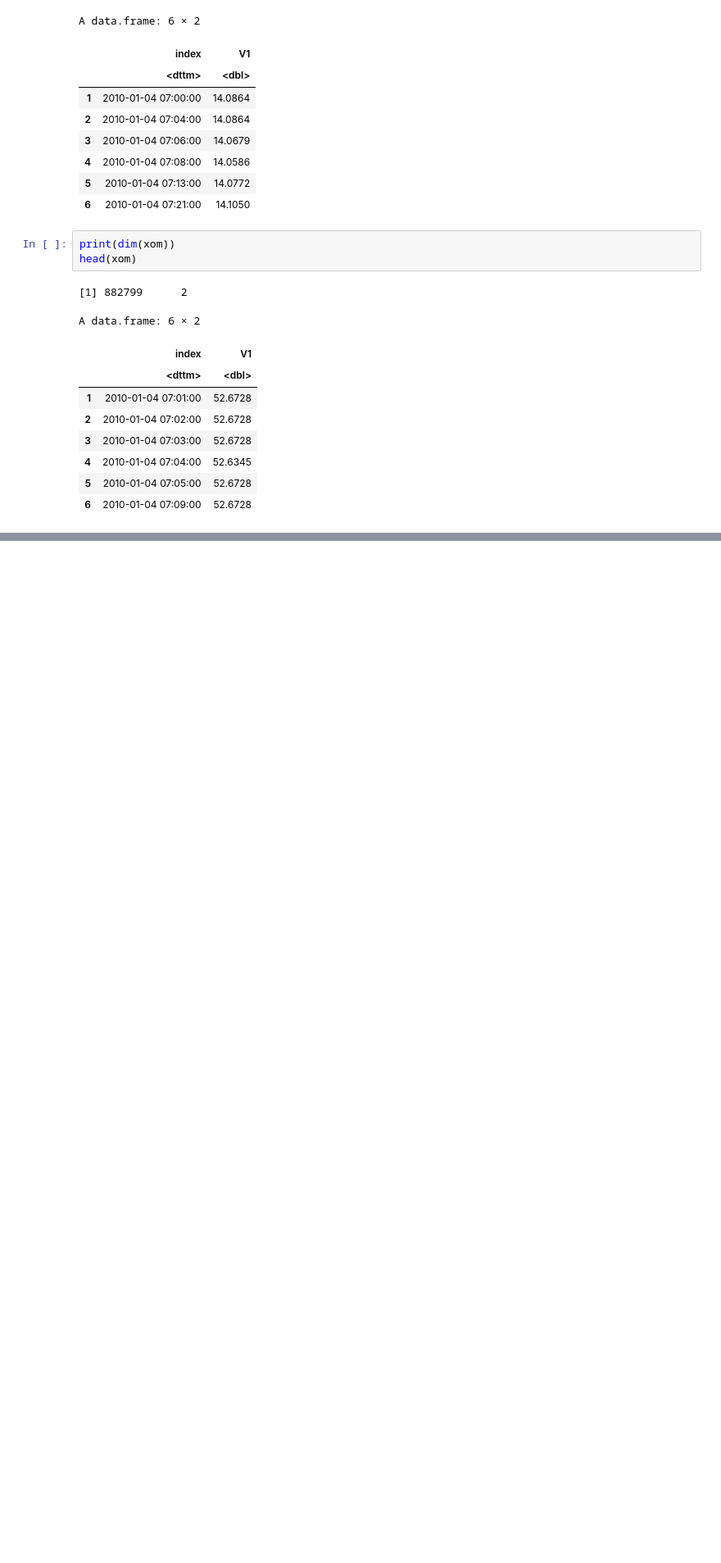
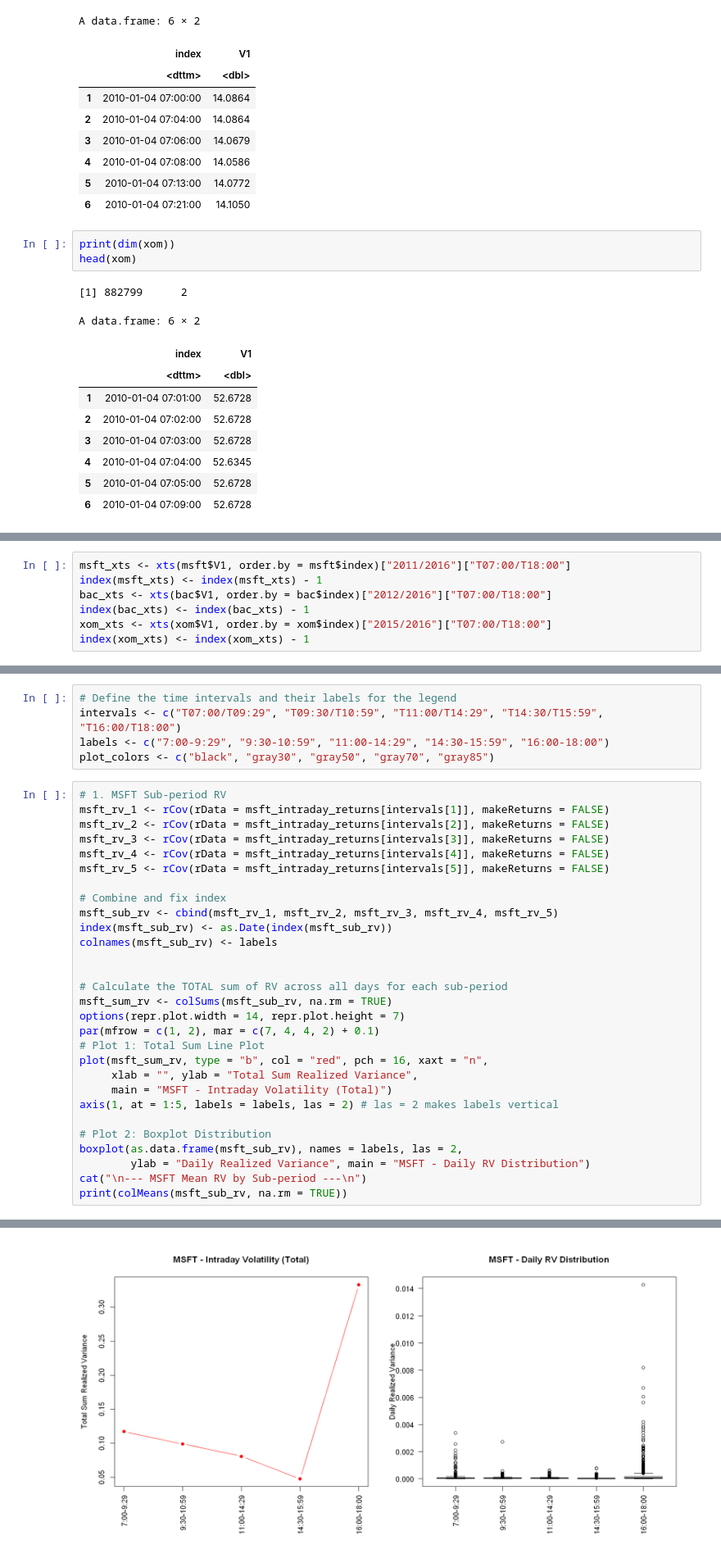
Before and after one commit to ahojdobryden/FiCox, a Jupyter notebook: HA3/HW3.ipynb, the cells around one changed output, grey strips where cells are left out. Shown at 82% size. Cells and saved outputs as stored; diff of their text form; blank space fills up the shorter version.

```diff
--- a/HA3/HW3.ipynb
+++ b/HA3/HW3.ipynb
@@ -892,0 +76,7 @@ Mean Absolute Error (MAE)              : 0.006506
+# %%
+msft_xts <- xts(msft$V1, order.by = msft$index)["2011/2016"]["T07:00/T18:00"]
+index(msft_xts) <- index(msft_xts) - 1
+bac_xts <- xts(bac$V1, order.by = bac$index)["2012/2016"]["T07:00/T18:00"]
+index(bac_xts) <- index(bac_xts) - 1
+xom_xts <- xts(xom$V1, order.by = xom$index)["2015/2016"]["T07:00/T18:00"]
+index(xom_xts) <- index(xom_xts) - 1
@@ -892,0 +150,35 @@ Mean Absolute Error (MAE)              : 0.006506
+# %%
+# Define the time intervals and their labels for the legend
+intervals <- c("T07:00/T09:29", "T09:30/T10:59", "T11:00/T14:29", "T14:30/T15:59", "T16:00/T18:00")
+labels <- c("7:00-9:29", "9:30-10:59", "11:00-14:29", "14:30-15:59", "16:00-18:00")
+plot_colors <- c("black", "gray30", "gray50", "gray70", "gray85")
+# %%
+# 1. MSFT Sub-period RV
+msft_rv_1 <- rCov(rData = msft_intraday_returns[intervals[1]], makeReturns = FALSE)
+msft_rv_2 <- rCov(rData = msft_intraday_returns[intervals[2]], makeReturns = FALSE)
+msft_rv_3 <- rCov(rData = msft_intraday_returns[intervals[3]], makeReturns = FALSE)
+msft_rv_4 <- rCov(rData = msft_intraday_returns[intervals[4]], makeReturns = FALSE)
+msft_rv_5 <- rCov(rData = msft_intraday_returns[intervals[5]], makeReturns = FALSE)
+
+# Combine and fix index
+msft_sub_rv <- cbind(msft_rv_1, msft_rv_2, msft_rv_3, msft_rv_4, msft_rv_5)
+index(msft_sub_rv) <- as.Date(index(msft_sub_rv))
+colnames(msft_sub_rv) <- labels
+
+
+# Calculate the TOTAL sum of RV across all days for each sub-period
+msft_sum_rv <- colSums(msft_sub_rv, na.rm = TRUE)
+options(repr.plot.width = 14, repr.plot.height = 7)
+par(mfrow = c(1, 2), mar = c(7, 4, 4, 2) + 0.1)
+# Plot 1: Total Sum Line Plot
+plot(msft_sum_rv, type = "b", col = "red", pch = 16, xaxt = "n",
+     xlab = "", ylab = "Total Sum Realized Variance",
+     main = "MSFT - Intraday Volatility (Total)")
+axis(1, at = 1:5, labels = labels, las = 2) # las = 2 makes labels vertical
+
+# Plot 2: Boxplot Distribution
+boxplot(as.data.frame(msft_sub_rv), names = labels, las = 2,
+        ylab = "Daily Realized Variance", main = "MSFT - Daily RV Distribution")
+cat("\n--- MSFT Mean RV by Sub-period ---\n")
+print(colMeans(msft_sub_rv, na.rm = TRUE))
+# %% [output]
@@ -892,0 +188 @@ Mean Absolute Error (MAE)              : 0.006506
+[figure, added]
```
Also changed, not shown: parts of 66 cells of this notebook, 1 other file.
